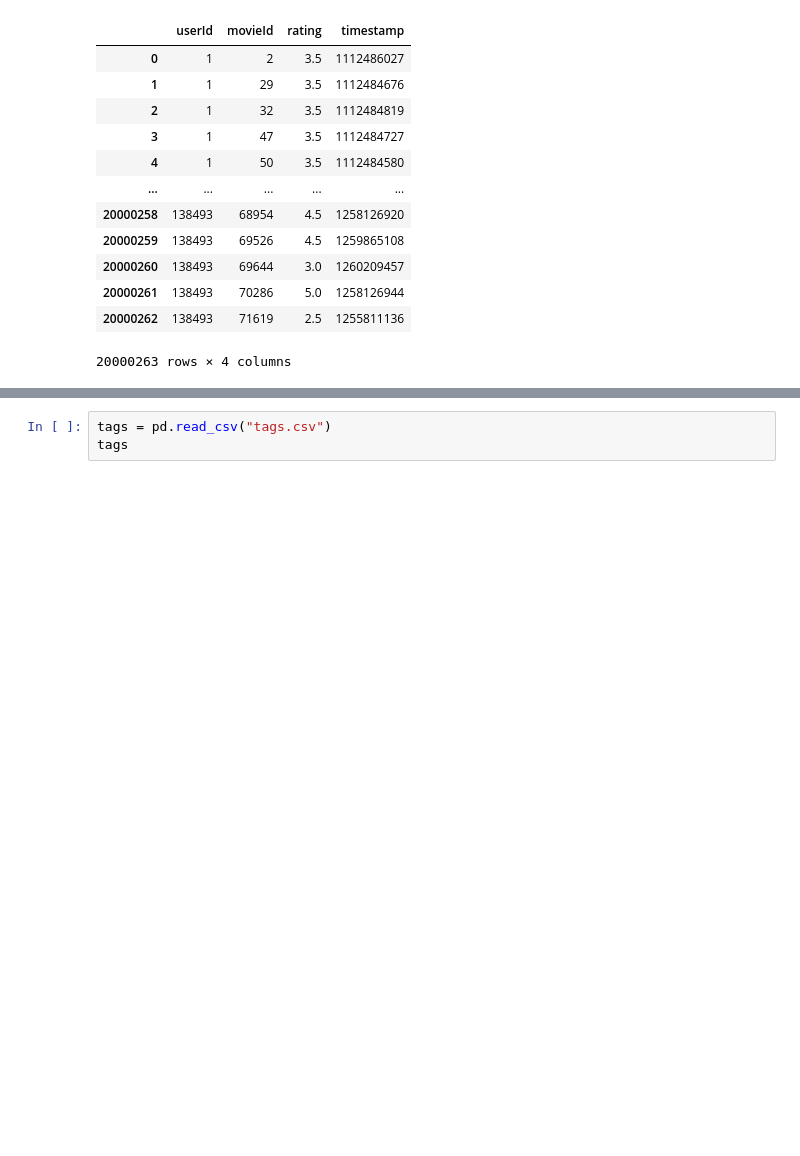
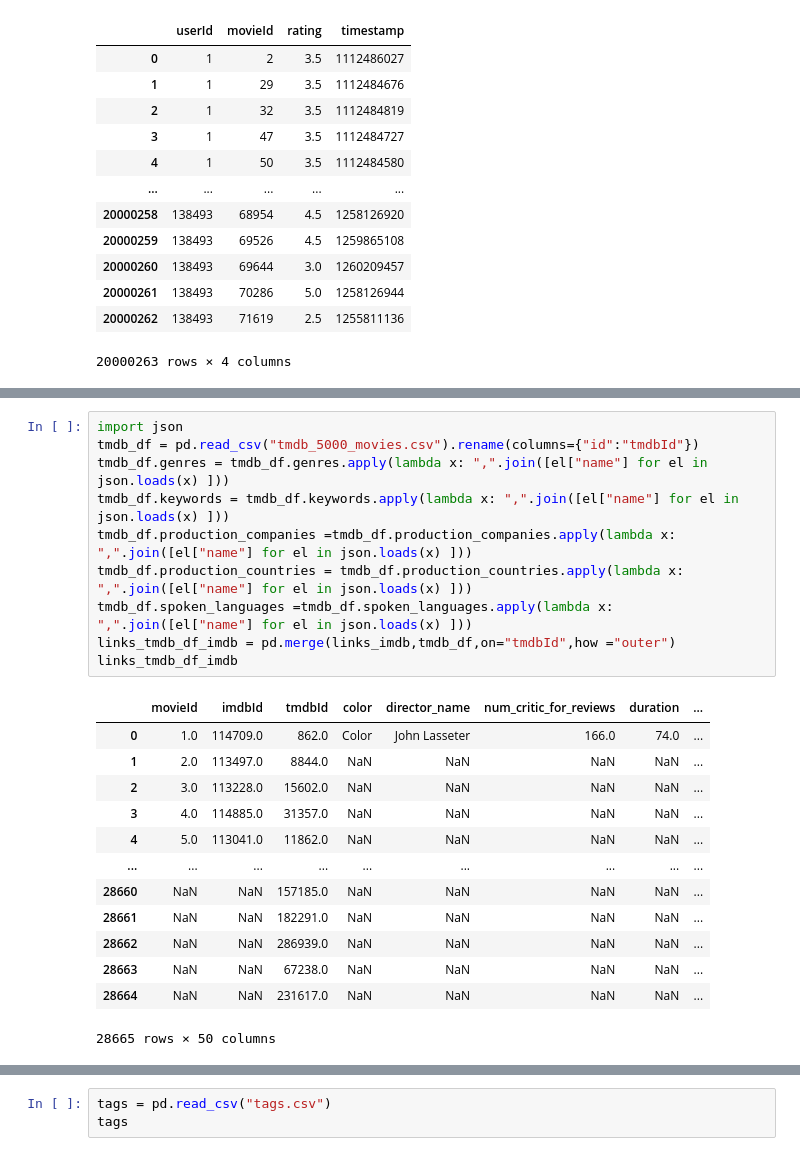
Before and after one commit to RobotB0y/Machine-Learning-for-FE-OR, a Jupyter notebook: movie-recommendation-systems.ipynb, the cells around one changed output, grey strips where cells are left out. Drawn from its saved outputs; the diff is of its cells as text; blank space fills up the shorter version.

```diff
--- a/movie-recommendation-systems.ipynb
+++ b/movie-recommendation-systems.ipynb
@@ -263,0 +208,24 @@ ratings
+# %%
+import json
+tmdb_df = pd.read_csv("tmdb_5000_movies.csv").rename(columns={"id":"tmdbId"})
+tmdb_df.genres = tmdb_df.genres.apply(lambda x: ",".join([el["name"] for el in json.loads(x) ]))
+tmdb_df.keywords = tmdb_df.keywords.apply(lambda x: ",".join([el["name"] for el in json.loads(x) ]))
+tmdb_df.production_companies =tmdb_df.production_companies.apply(lambda x: ",".join([el["name"] for el in json.loads(x) ]))
+tmdb_df.production_countries = tmdb_df.production_countries.apply(lambda x: ",".join([el["name"] for el in json.loads(x) ]))
+tmdb_df.spoken_languages =tmdb_df.spoken_languages.apply(lambda x: ",".join([el["name"] for el in json.loads(x) ]))
+links_tmdb_df_imdb = pd.merge(links_imdb,tmdb_df,on="tmdbId",how ="outer")
+links_tmdb_df_imdb
+# %% [output]
+|  | movieId | imdbId | tmdbId | color | director_name | num_critic_for_reviews | duration | ... |
+| 0 | 1.0 | 114709.0 | 862.0 | Color | John Lasseter | 166.0 | 74.0 | ... |
+| 1 | 2.0 | 113497.0 | 8844.0 | NaN | NaN | NaN | NaN | ... |
+| 2 | 3.0 | 113228.0 | 15602.0 | NaN | NaN | NaN | NaN | ... |
+| 3 | 4.0 | 114885.0 | 31357.0 | NaN | NaN | NaN | NaN | ... |
+| 4 | 5.0 | 113041.0 | 11862.0 | NaN | NaN | NaN | NaN | ... |
+| ... | ... | ... | ... | ... | ... | ... | ... | ... |
+| 28660 | NaN | NaN | 157185.0 | NaN | NaN | NaN | NaN | ... |
+| 28661 | NaN | NaN | 182291.0 | NaN | NaN | NaN | NaN | ... |
+| 28662 | NaN | NaN | 286939.0 | NaN | NaN | NaN | NaN | ... |
+| 28663 | NaN | NaN | 67238.0 | NaN | NaN | NaN | NaN | ... |
+| 28664 | NaN | NaN | 231617.0 | NaN | NaN | NaN | NaN | ... |
+28665 rows × 50 columns
```
Also changed, not shown: parts of 94 cells of this notebook, 1 other file.
